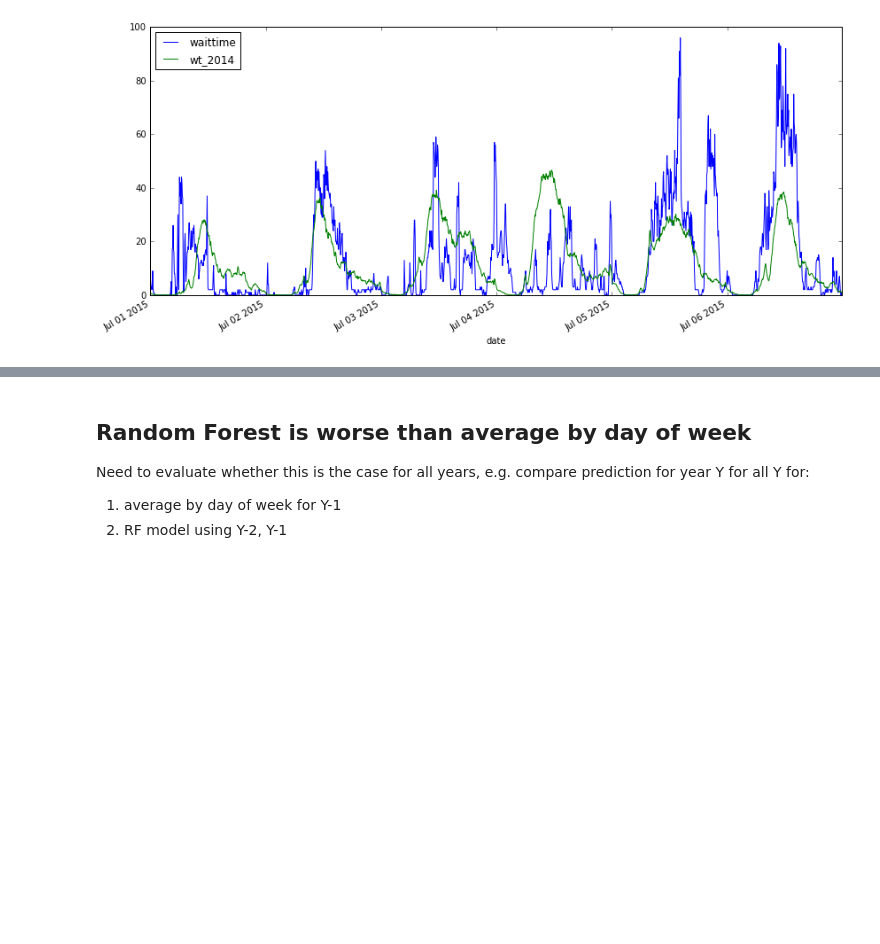
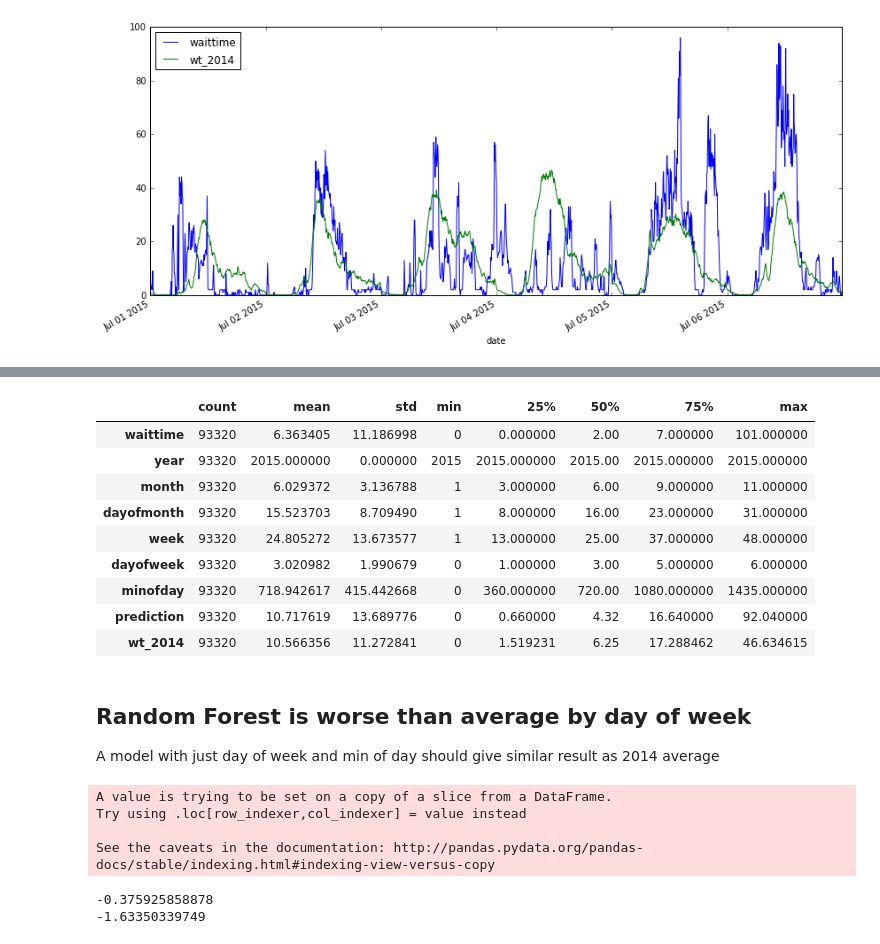
Before and after one commit to jngseattle/BorderCrossing, a Jupyter notebook: code/Model-v0.1-date_features_only.ipynb, the cells around one changed output, grey strips where cells are left out. Saved outputs shown, nothing was run; the diff lists cells and outputs as text; code cells hidden in the pictures; blank space fills up the shorter version.

```diff
--- a/code/Model-v0.1-date_features_only.ipynb
+++ b/code/Model-v0.1-date_features_only.ipynb
@@ -203,5 +200,16 @@ print r2_score(dow.waittime, dow.prediction)
-# %% [markdown]
-## Random Forest is worse than average by day of week
-Need to evaluate whether this is the case for all years, e.g. compare prediction for year Y for all Y for:
-1. average by day of week for Y-1
-2. RF model using Y-2, Y-1
+# %%
+dow.describe().T
+# %% [output]
+|  | count | mean | std | min | 25% | 50% | 75% | max |
+| waittime | 93320 | 6.363405 | 11.186998 | 0 | 0.000000 | 2.00 | 7.000000 | 101.000000 |
+| year | 93320 | 2015.000000 | 0.000000 | 2015 | 2015.000000 | 2015.00 | 2015.000000 | 2015.000000 |
+| month | 93320 | 6.029372 | 3.136788 | 1 | 3.000000 | 6.00 | 9.000000 | 11.000000 |
+| dayofmonth | 93320 | 15.523703 | 8.709490 | 1 | 8.000000 | 16.00 | 23.000000 | 31.000000 |
+| week | 93320 | 24.805272 | 13.673577 | 1 | 13.000000 | 25.00 | 37.000000 | 48.000000 |
+| dayofweek | 93320 | 3.020982 | 1.990679 | 0 | 1.000000 | 3.00 | 5.000000 | 6.000000 |
+| minofday | 93320 | 718.942617 | 415.442668 | 0 | 360.000000 | 720.00 | 1080.000000 | 1435.000000 |
+| prediction | 93320 | 10.717619 | 13.689776 | 0 | 0.660000 | 4.32 | 16.640000 | 92.040000 |
+| wt_2014 | 93320 | 10.566356 | 11.272841 | 0 | 1.519231 | 6.25 | 17.288462 | 46.634615 |
+# %% [markdown]
+## Random Forest is worse than average by day of week
+A model with just day of week and min of day should give similar result as 2014 average
@@ -207,0 +219,49 @@ Need to evaluate whether this is the case for all years, e.g. compare prediction
+# %%
+def rf_basic(df, cv, n_estimators=30):
+    '''
+    Run a basic
+    IN
+        df: full dataframe of time series
+            assumes date column will not be used as feature
+            assumes waittime as label
+        cv: cv folds
+        n_estimators: Random Forest config
+    OUT
+        dataframe filtered for last cv fold, including prediction
+    '''
+    X = df.copy()
+    y = X.pop('waittime')
+    X = X.drop('date', axis=1)
+
+    # Set last fold as test set
+    X_test = np.array(X)[cv[-1][1]]
+    y_test = np.array(y)[cv[-1][1]]
+    # Remove last fold from training set
+    X_train = np.delete(np.array(X), cv[-1][1], 0)
+    y_train = np.delete(np.array(y), cv[-1][1], 0)
+
+    # Prepare model`
+    model = RandomForestRegressor(n_jobs=-1)
+    params = {'n_estimators': [n_estimators]}
+    grid = GridSearchCV(model, params, cv=cv[:-1], n_jobs=-1)
+    grid.fit(X_train, y_train)
+
+    # Filter dataframe to last cv period
+    # Combine prediction with original dataframe
+    last_df = df.iloc[cv[-1][1][0]:cv[-1][1][-1] + 1]
+    # Add prediction
+    last_df['prediction'] = grid.predict(X_test)
+    return last_df
+
+dftest = rf_basic(df_dow, cv)
+# %% [output]
+A value is trying to be set on a copy of a slice from a DataFrame.
+Try using .loc[row_indexer,col_indexer] = value instead
+
+See the caveats in the documentation: http://pandas.pydata.org/pandas-docs/stable/indexing.html#indexing-view-versus-copy
+# %%
+print r2_score(dftest.waittime, dftest.prediction)
+print r2_score(dow.wt_2014, dftest.prediction)
+# %% [output]
+-0.375925858878
+-1.63350339749
```
Also changed, not shown: parts of 23 cells of this notebook, 3 other files.
